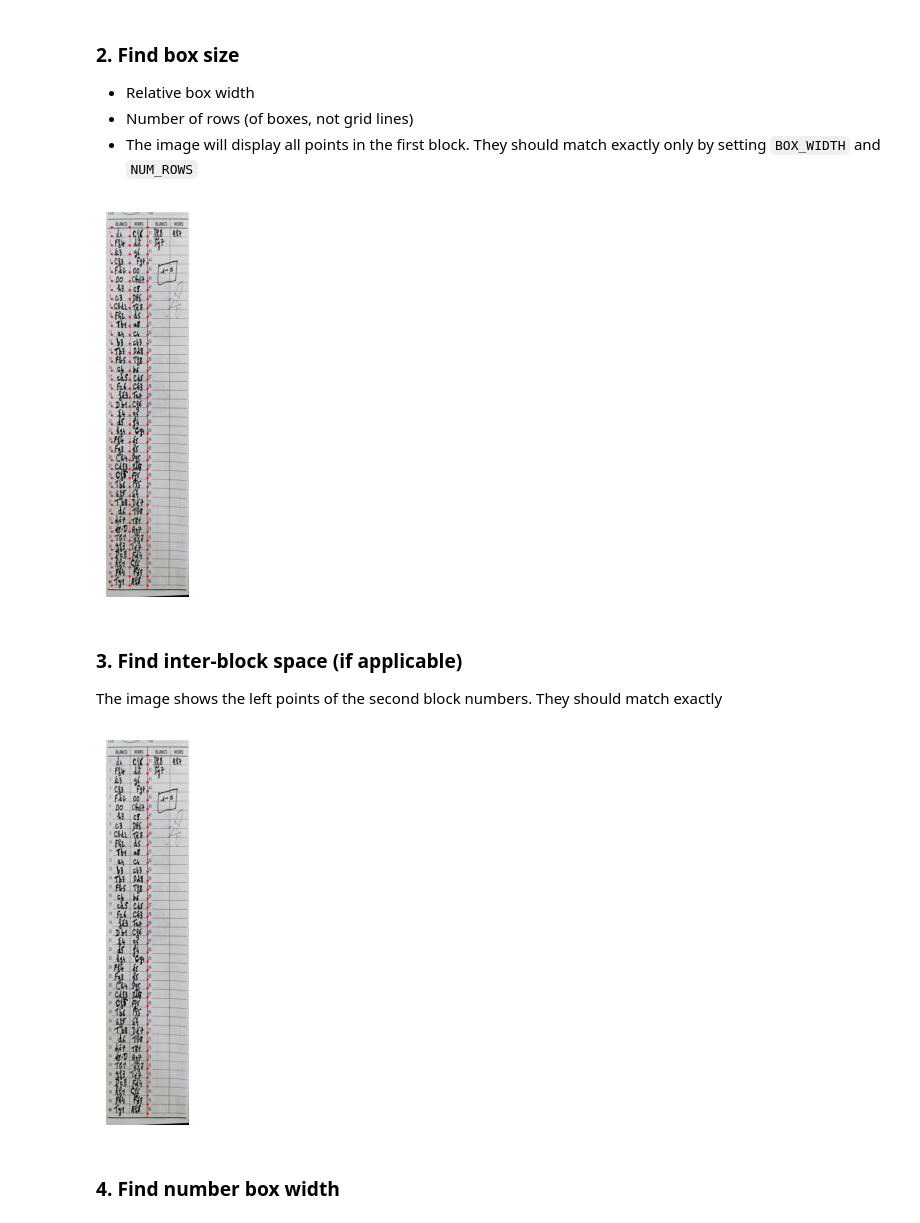
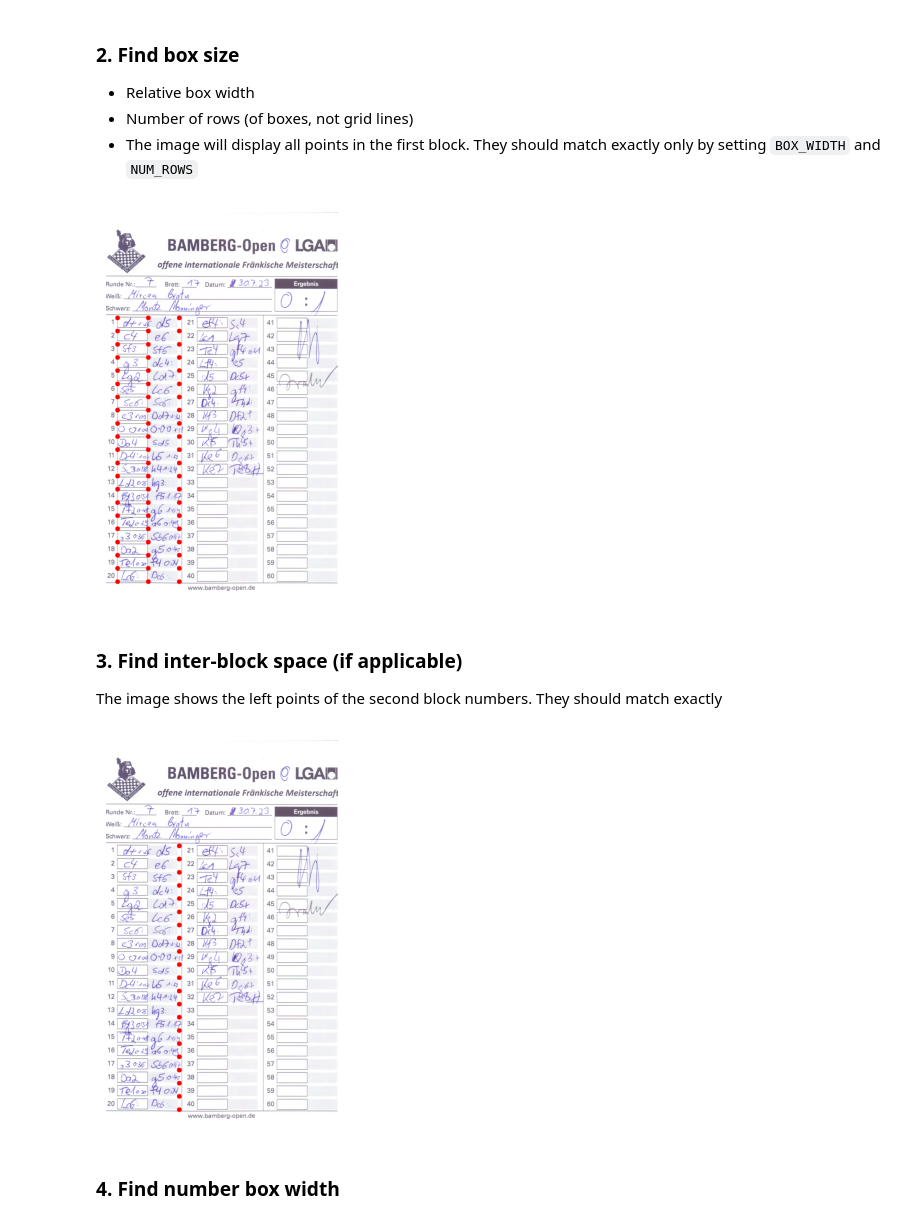
Before and after one commit to moveread/scoresheet-models, a Jupyter notebook: scripts/new-model.ipynb, the cells around one changed output. Drawn from its saved outputs; the diff is of its cells as text; code cells hidden in the pictures.

```diff
--- a/scripts/new-model.ipynb
+++ b/scripts/new-model.ipynb
@@ -18,11 +18,11 @@ PATHS = sorted(glob('imgs/**/*', recursive=True))
 
 So, exclude the left of the first number column!
 # %%
-img = vc.imread('imgs/boutique-echecs.png')
+img = vc.imread('imgs/bamberg.jpg')
 h, w = img.shape[:2]
 
-T = np.array([0.07, 0.04])
-S = np.array([0.9, 0.93])
+T = np.array([0.05, 0.275])
+S = np.array([0.95, 0.685])
 
 sheet_w = w * S[0]
 sheet_h = h * S[1]
@@ -39,25 +39,25 @@ vc.show(vc.draw.vertices(img, [tl, br], radius=10))
 - Number of rows (of boxes, not grid lines)
 - The image will display all points in the first block. They should match exactly only by setting `BOX_WIDTH` and `NUM_ROWS`
 # %%
-BOX_WIDTH = 0.24
-NUM_ROWS = 40
+BOX_WIDTH = 0.14
+NUM_ROWS = 20
 
 def abs_box(box_w, num_rows):
   abs_box_w = box_w * sheet_w
   abs_box_h = sheet_h / num_rows
   return abs_box_w, abs_box_h
 
 def block_points(top_left, box_w = BOX_WIDTH, num_rows = NUM_ROWS):
   abs_box_w, abs_box_h = abs_box(box_w, num_rows)
   first_col_lefts = [top_left + [0, abs_box_h*i] for i in range(NUM_ROWS+1)]
   first_col_rights = [top_left + [abs_box_w, abs_box_h*i] for i in range(NUM_ROWS+1)]
   second_col_rights = [top_left + [2*abs_box_w, abs_box_h*i] for i in range(NUM_ROWS+1)]
   return first_col_lefts + first_col_rights + second_col_rights
 
 first_block_points = block_points(tl)
 vc.show(vc.draw.vertices(img, first_block_points))
 # %% [output]
-[figure, old version]
+[figure, new version]
 # %% [markdown]
 ### 3. Find inter-block space (if applicable)
 The image shows the left points of the second block numbers. They should match exactly
@@ -73,7 +73,7 @@ second_block_tl = tl + [2*abs_box_w + abs_space_w, 0]
 num_points = [second_block_tl + [0, abs_box_h*i] for i in range(NUM_ROWS+1)]
 vc.show(vc.draw.vertices(img, num_points))
 # %% [output]
-[figure, old version]
+[figure, new version]
 # %% [markdown]
 ### 4. Find number box width
 # %%
```
Also changed, not shown: parts of 11 cells of this notebook, 7 other files.
